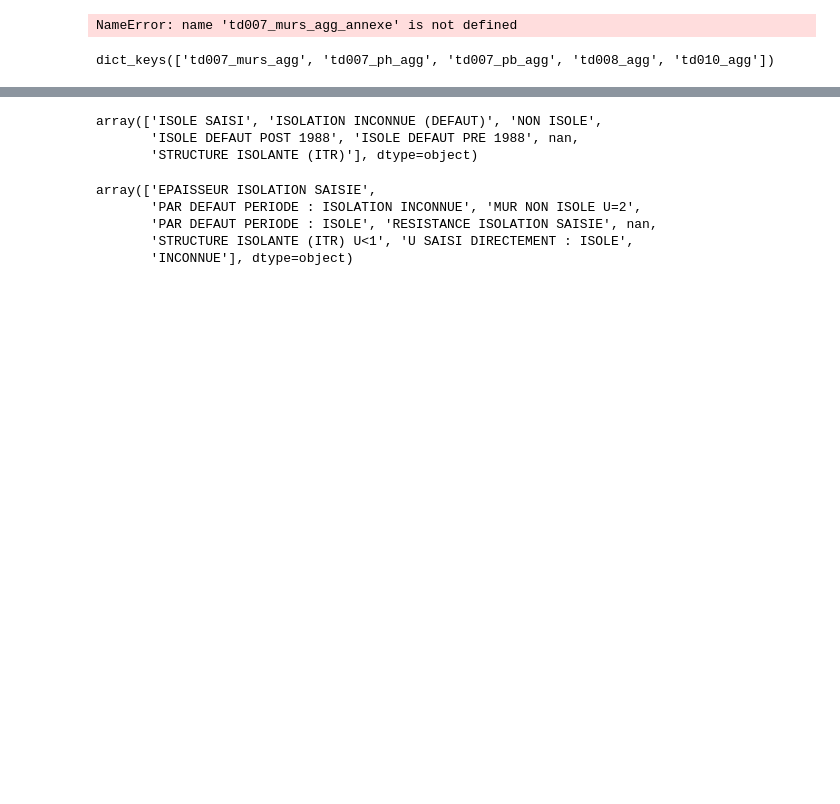
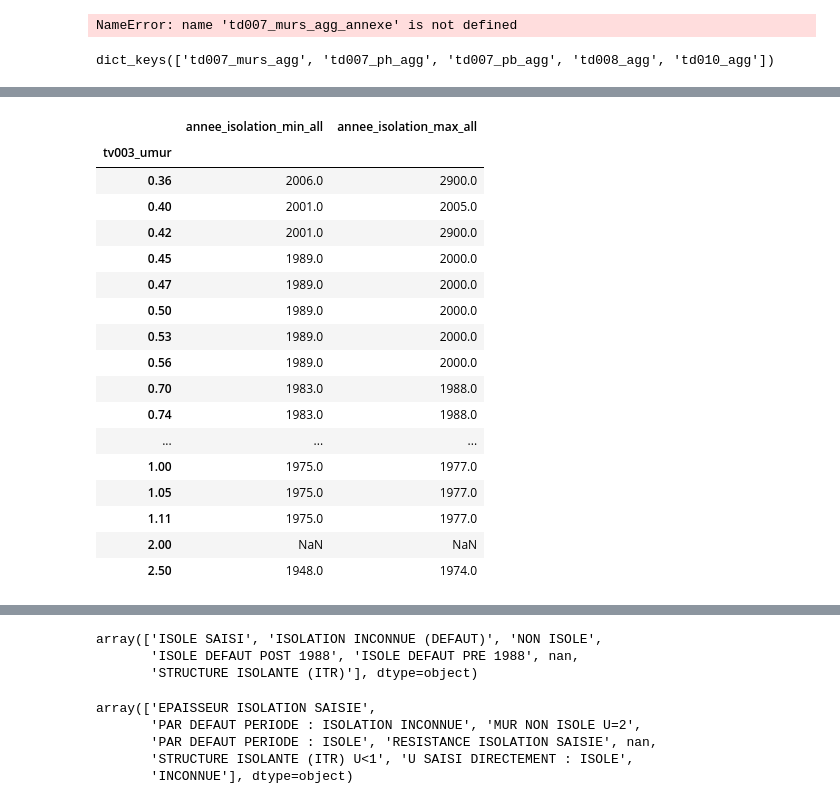
Before and after one commit to etalab/de-dpe-processing, a Jupyter notebook: data_processing_cstb/traitement_donnees_metier/dev-Copy1.ipynb, the cells around one changed output, grey strips where cells are left out. Cells and saved outputs as stored; diff of their text form; code cells hidden in the pictures; blank space fills up the shorter version.

```diff
--- a/data_processing_cstb/traitement_donnees_metier/dev-Copy1.ipynb
+++ b/data_processing_cstb/traitement_donnees_metier/dev-Copy1.ipynb
@@ -340,0 +379,21 @@ Index(['type_adjacence_top', 'type_adjacence_array', 'type_LNC_plafonds_array',
+# %%
+tv003.groupby('tv003_umur')[['annee_isolation_min_all','annee_isolation_max_all']].min()
+# %% [output]
+|  | annee_isolation_min_all | annee_isolation_max_all |
+| tv003_umur |  |  |
+| 0.36 | 2006.0 | 2900.0 |
+| 0.40 | 2001.0 | 2005.0 |
+| 0.42 | 2001.0 | 2900.0 |
+| 0.45 | 1989.0 | 2000.0 |
+| 0.47 | 1989.0 | 2000.0 |
+| 0.50 | 1989.0 | 2000.0 |
+| 0.53 | 1989.0 | 2000.0 |
+| 0.56 | 1989.0 | 2000.0 |
+| 0.70 | 1983.0 | 1988.0 |
+| 0.74 | 1983.0 | 1988.0 |
+| ... | ... | ... |
+| 1.00 | 1975.0 | 1977.0 |
+| 1.05 | 1975.0 | 1977.0 |
+| 1.11 | 1975.0 | 1977.0 |
+| 2.00 | NaN | NaN |
+| 2.50 | 1948.0 | 1974.0 |
```
Also changed, not shown: parts of 16 cells of this notebook, 3 other files.
